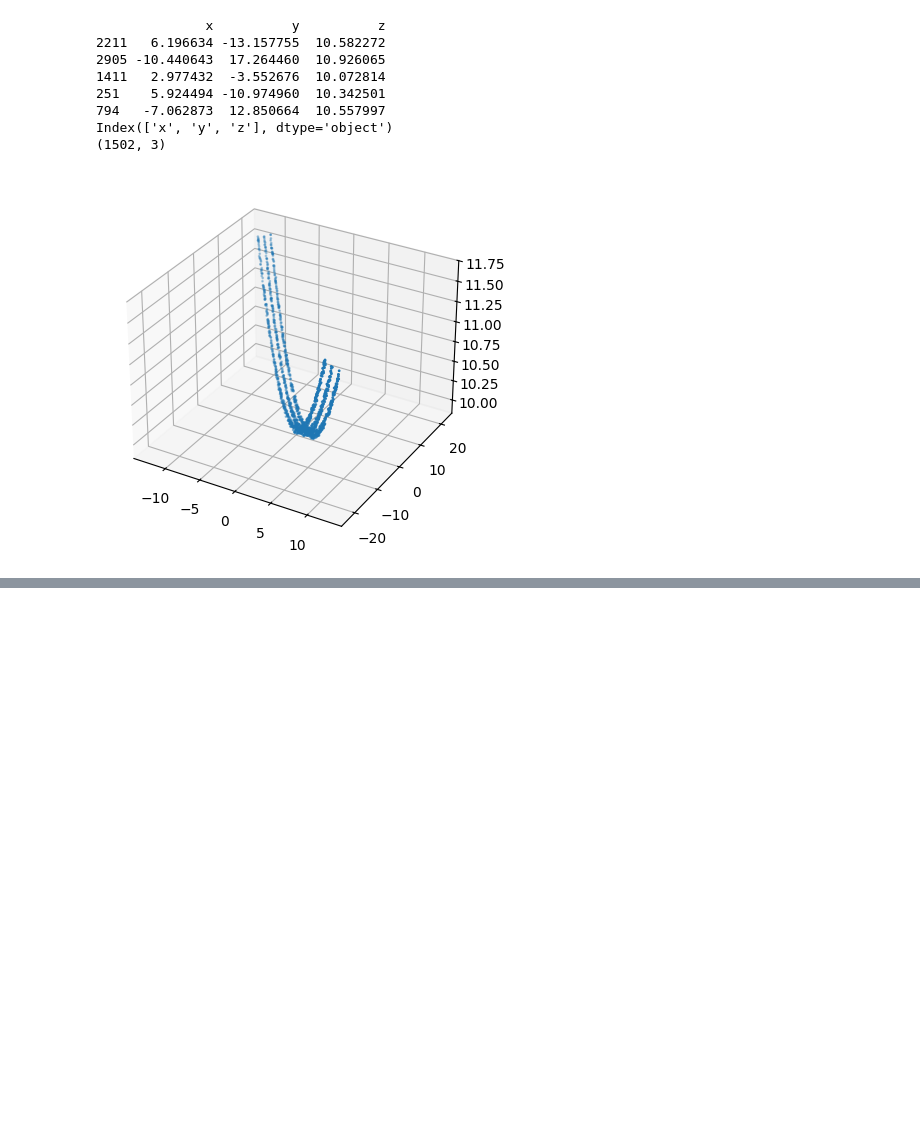
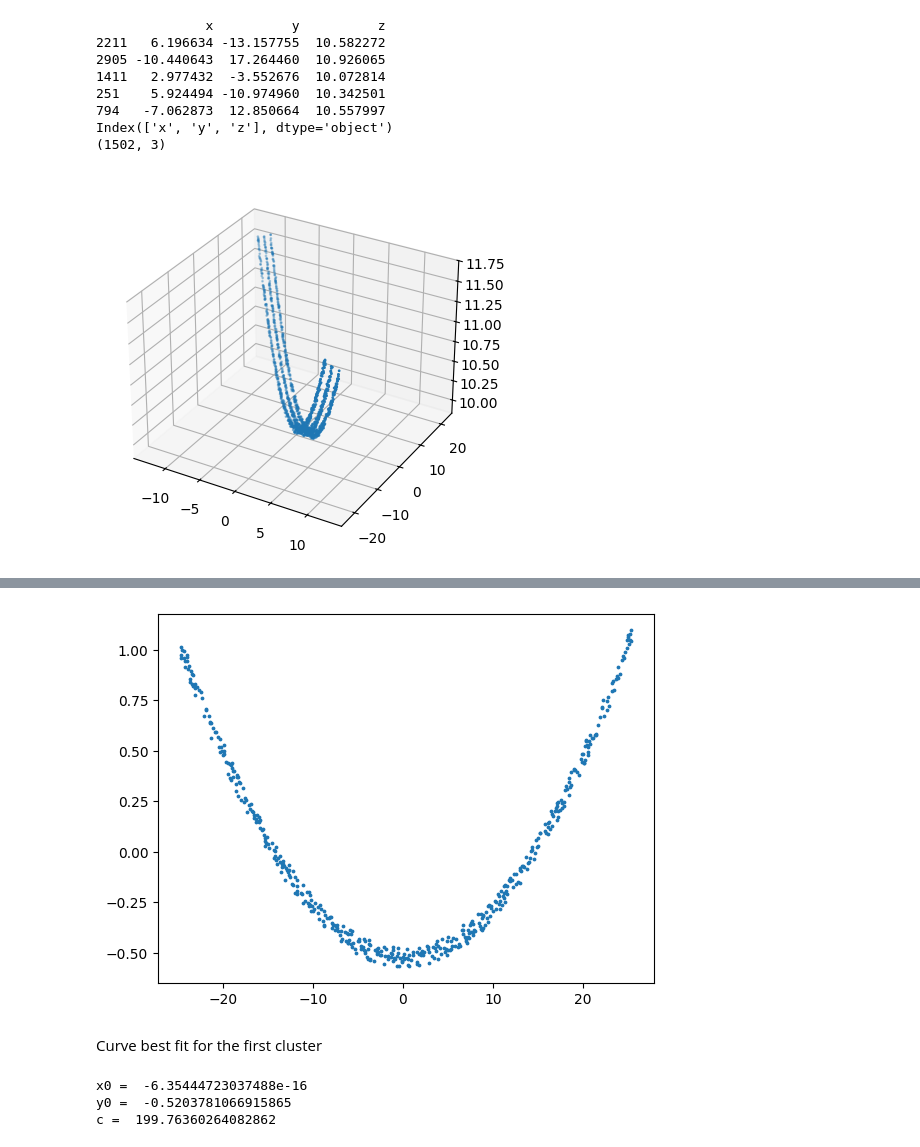
Before and after one commit to sowjanyamatam/blunomy_case_study, a Jupyter notebook: local_analysis/analysis.ipynb, the cells around one changed output, grey strips where cells are left out. Cells and saved outputs as stored; diff of their text form; code cells hidden in the pictures; blank space fills up the shorter version.

```diff
--- a/local_analysis/analysis.ipynb
+++ b/local_analysis/analysis.ipynb
@@ -55,0 +89,9 @@ print(coordinates)
+# %%
+# 3D to 2D
+from sklearn.decomposition import PCA
+pca = PCA(n_components=3)
+transformed_coordinates = pca.fit_transform(cluster_0)
+flatten_2d_points = transformed_coordinates[:, :2]
+print(flatten_2d_points[:5])
+print("PCA components = ")
+print(pca.components_)
@@ -55,0 +108,9 @@ print(coordinates)
+# %%
+#first cluster visualization - transformed to 2D
+blank_canvas = plt.figure().add_subplot(111)
+blank_canvas.scatter(flatten_2d_points[:, 0], flatten_2d_points[:, 1], s=3)
+plt.show()
+# %% [output]
+[figure, added]
+# %% [markdown]
+Curve best fit for the first cluster
@@ -55,0 +122,14 @@ print(coordinates)
+# %%
+from scipy.optimize import curve_fit
+x_data = flatten_2d_points[:, 0]
+y_data= flatten_2d_points[:, 1]
+initial_assumption_values = [np.mean(x_data), np.min(y_data), 100]
+params, covariance = curve_fit(curve_equation, x_data, y_data, p0 = initial_assumption_values)
+x0, y0, c = params
+print("x0 = ", float(x0))
+print("y0 = ", float(y0))
+print("c = ", float(c))
+# %% [output]
+x0 =  -6.35444723037488e-16
+y0 =  -0.5203781066915865
+c =  199.76360264082862
```
Also changed, not shown: parts of 13 cells of this notebook, 4 other files.
